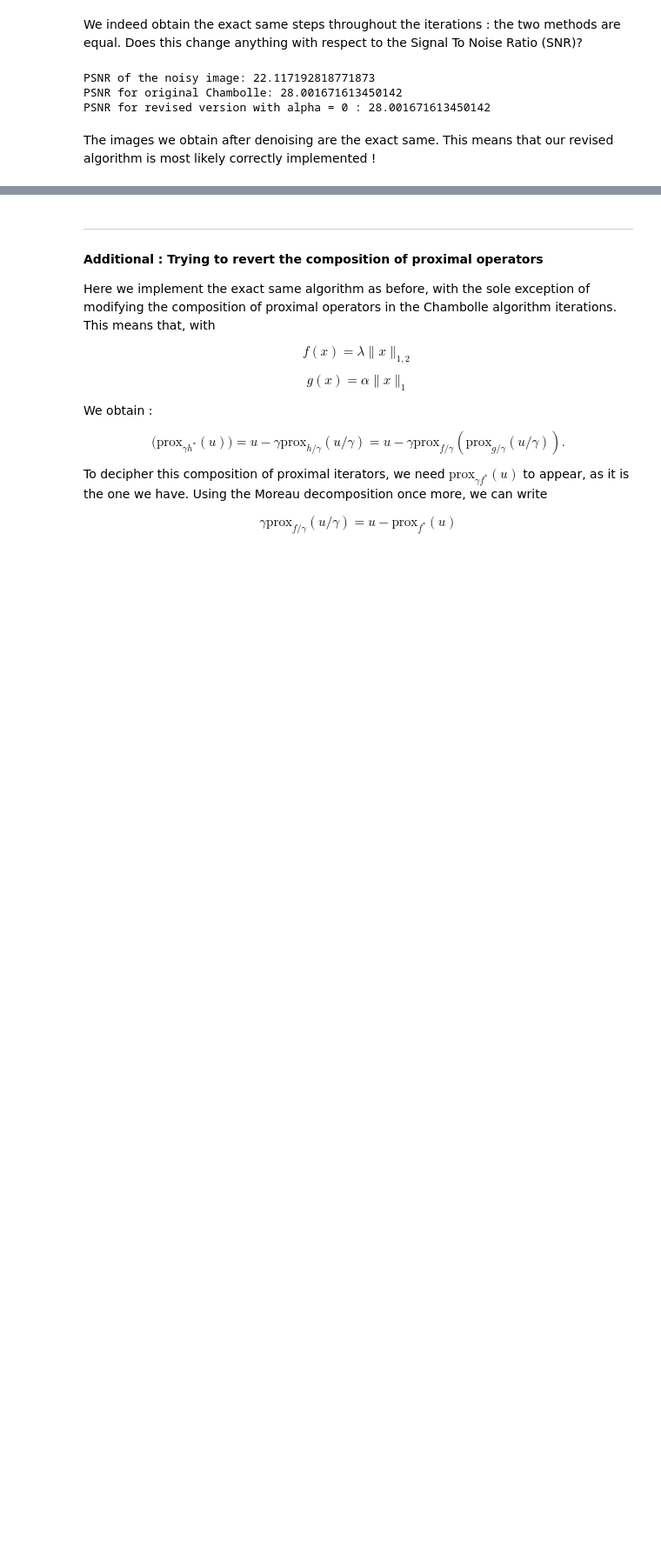
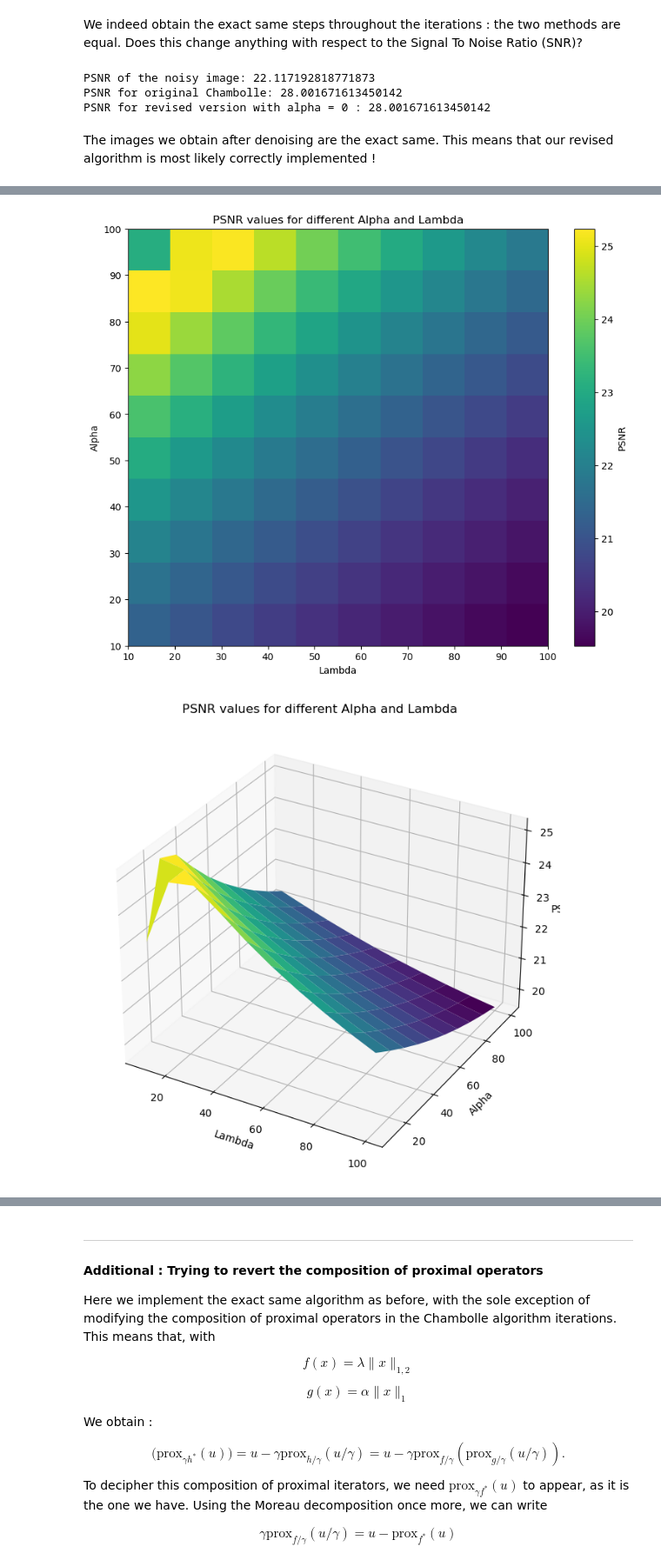
Before and after one commit to Romrchp/optml-project, a Jupyter notebook: background-notebooks/regularized_chambolle.ipynb, the cells around one changed output, grey strips where cells are left out. Shown at 87% size. Cells and saved outputs as stored; diff of their text form; code cells hidden in the pictures; blank space fills up the shorter version.

Commit message:
Further Investigating alpha

```diff
--- a/background-notebooks/regularized_chambolle.ipynb
+++ b/background-notebooks/regularized_chambolle.ipynb
@@ -369,10 +369,16 @@ plt.show()
 We indeed obtain the exact same steps throughout the iterations : the two methods are equal. Does this change anything with respect to the Signal To Noise Ratio (SNR)?
 # %%
 def calculate_psnr(img1, img2, max_value=255):
-    mse = np.mean((np.array(img1, dtype=np.float32) - np.array(img2, dtype=np.float32)) ** 2)
+    img1 = np.asarray(img1, dtype=np.float32)
+    img2 = np.asarray(img2, dtype=np.float32)
+
+    if img1.shape != img2.shape:
+        raise ValueError(f"Input images must have the same dimensions: img1.shape = {img1.shape}, img2.shape = {img2.shape}")
+
+    mse = np.mean((img1 - img2) ** 2)
     if mse == 0:
         return 100
-    return 20 * np.log10(max_value / (np.sqrt(mse)))
+    return 20 * np.log10(max_value / np.sqrt(mse))
 
 noisy_image_psnr = calculate_psnr(xsharp, noised_image)
 original_chambolle_psnr = calculate_psnr(xsharp, original_denoised_image)
@@ -404,6 +413,6 @@ PSNR confirms what can be seen in the image : doesn't improve much the visibilit
 # %%
 new_noiselevel = 45
-alpha= 20
+alpha= 10
 Lambda = 25
 gamma = 1.9/8 # we must have 0 < gamma < 2/8
 nbiter = 400
@@ -461,0 +475,36 @@ PSNR of the image denoised with the revised Chambolle and alpha = 20: 24.8248146
+# %%
+alphas = np.linspace(10, 100, 10)
+lambdas = np.linspace(10, 100, 10)
+
+
+psnr_values = np.zeros((len(alphas), len(lambdas)))
+
+for i, alpha in enumerate(alphas):
+    for j, Lambda in enumerate(lambdas):
+        denoised_image,_,_ = chambolle_algorithm(noisier_image, Lambda, gamma, alpha, nbiter=200)
+        psnr = calculate_psnr(xsharp, denoised_image)
+        psnr_values[i, j] = psnr
+        #print(f'Alpha: {alpha}, Lambda: {Lambda}, PSNR: {psnr}')
+
+# Plotting PSNR values as a heatmap
+plt.figure(figsize=(10, 8))
+plt.imshow(psnr_values, cmap='viridis', aspect='auto', extent=[lambdas[0], lambdas[-1], alphas[0], alphas[-1]])
+plt.colorbar(label='PSNR')
+plt.xlabel('Lambda')
+plt.ylabel('Alpha')
+plt.title('PSNR values for different Alpha and Lambda')
+plt.show()
+
+# 3D plot of PSNR values
+fig = plt.figure(figsize=(10, 8))
+ax = fig.add_subplot(111, projection='3d')
+L, A = np.meshgrid(lambdas, alphas)
+ax.plot_surface(L, A, psnr_values, cmap='viridis')
+ax.set_xlabel('Lambda')
+ax.set_ylabel('Alpha')
+ax.set_zlabel('PSNR')
+ax.set_title('PSNR values for different Alpha and Lambda')
+plt.show()
+# %% [output]
+[figure, added]
+[figure, added]
```
Also changed, not shown: parts of 10 cells of this notebook.
